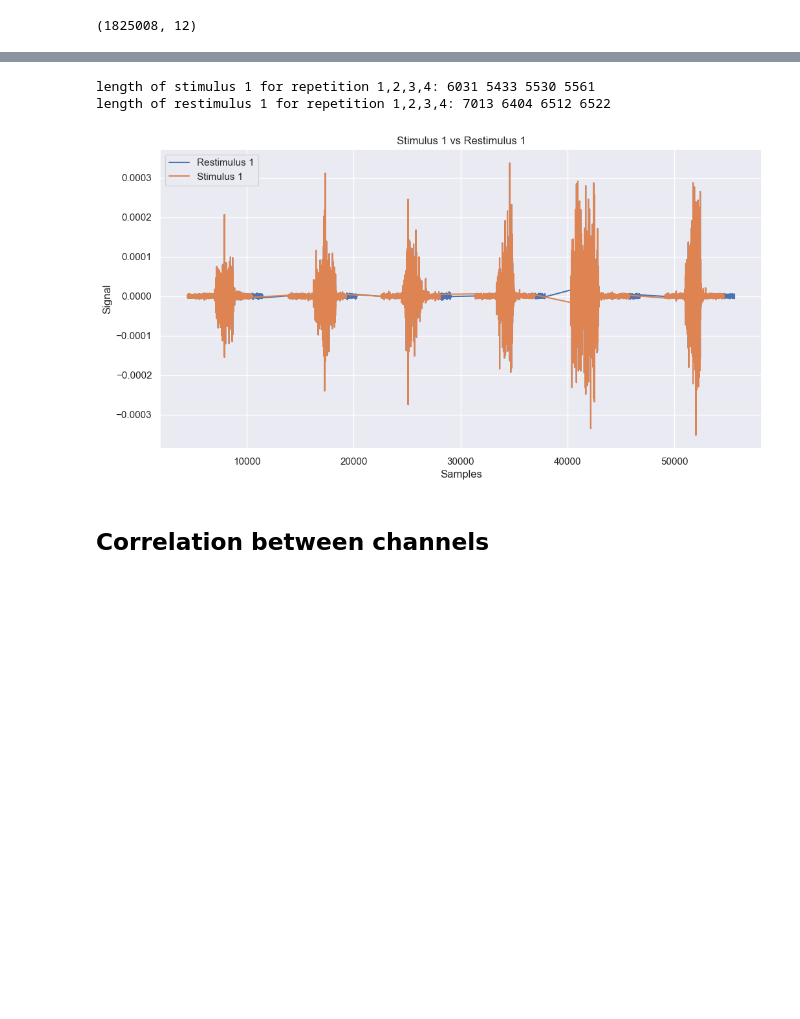
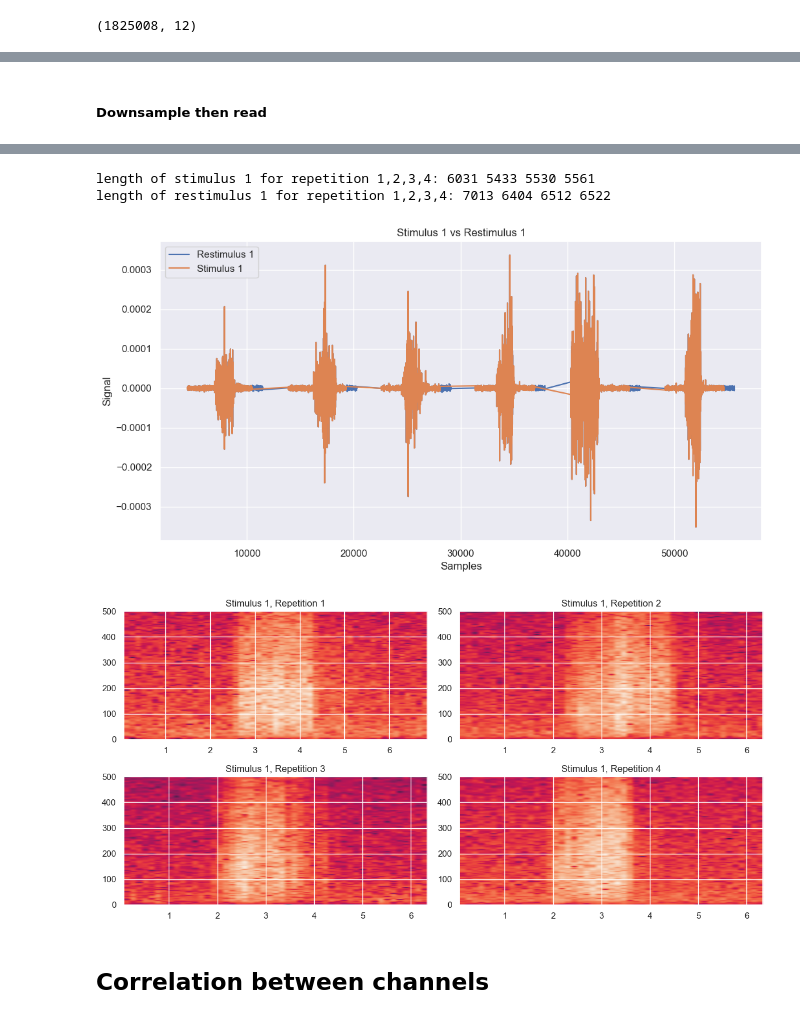
Before and after one commit to N-Pulse/EMG-Decoding, a Jupyter notebook: data_exploration.ipynb, the cells around one changed output, grey strips where cells are left out. Saved outputs shown, nothing was run; the diff lists cells and outputs as text; code cells hidden in the pictures; blank space fills up the shorter version.

```diff
--- a/data_exploration.ipynb
+++ b/data_exploration.ipynb
@@ -497,4 +513,6 @@ data_ninapro.head()
 | 2 | 0.000004 | -3.970727e-06 | -0.000003 | 7.072846e-07 | -1.494141e-06 | -0.000003 | 5.308528e-07 | -0.000004 | 2.156130e-06 | -0.000006 | ... |
 | 3 | 0.000003 | -4.306138e-06 | -0.000004 | 3.572455e-08 | -3.004762e-06 | -0.000003 | 8.665290e-07 | -0.000004 | -1.938318e-07 | -0.000005 | ... |
 | 4 | 0.000003 | -6.131493e-07 | -0.000003 | -1.322356e-07 | -3.508384e-06 | -0.000004 | 6.986052e-07 | -0.000003 | -2.543793e-06 | -0.000003 | ... |
+# %% [markdown]
+##### Downsample then read
 # %%
@@ -525,33 +543,52 @@ rerep_1 = downsampled_data_ninapro[downsampled_data_ninapro['Rerepetition'] == 1
 
 # plot stim_1 and restim_1
 plt.figure(figsize=(12, 6))
 plt.plot(restim_1, label='Restimulus 1')
 plt.plot(stim_1, label='Stimulus 1')
 # plt.plot(rep_1, label='Repetition 1')
 # plt.plot(rerep_1, label='Rerepetition 1')
 plt.title("Stimulus 1 vs Restimulus 1")
 plt.xlabel("Samples")
 plt.ylabel("Signal")
 plt.legend()
 
 
 stim_1_r1 = downsampled_data_ninapro.query("Stimulus == 1 and Repetition == 1")["Channel1"]
 stim_1_r2 = downsampled_data_ninapro.query("Stimulus == 1 and Repetition == 2")["Channel1"]
 stim_1_r3 = downsampled_data_ninapro.query("Stimulus == 1 and Repetition == 3")["Channel1"]
 stim_1_r4 = downsampled_data_ninapro.query("Stimulus == 1 and Repetition == 4")["Channel1"]
 
 print("length of stimulus 1 for repetition 1,2,3,4:", len(stim_1_r1), len(stim_1_r2), len(stim_1_r3), len(stim_1_r4))
 
 restim_1_r1 = downsampled_data_ninapro.query("Restimulus == 1 and Rerepetition == 1")["Channel1"]
 restim_1_r2 = downsampled_data_ninapro.query("Restimulus == 1 and Rerepetition == 2")["Channel1"]
 restim_1_r3 = downsampled_data_ninapro.query("Restimulus == 1 and Rerepetition == 3")["Channel1"]
 restim_1_r4 = downsampled_data_ninapro.query("Restimulus == 1 and Rerepetition == 4")["Channel1"]
 
 print("length of restimulus 1 for repetition 1,2,3,4:",len(restim_1_r1), len(restim_1_r2), len(restim_1_r3), len(restim_1_r4))
+
+
+# plot the spectrogram of the stimulus 1 for repetition 1,2,3,4
+plt.figure(figsize=(12, 6))
+plt.subplot(2, 2, 1)
+plt.specgram(restim_1_r1, Fs=1000, NFFT=256, noverlap=128)
+plt.title("Stimulus 1, Repetition 1")
+plt.subplot(2, 2, 2)
+plt.specgram(restim_1_r2, Fs=1000, NFFT=256, noverlap=128)
+plt.title("Stimulus 1, Repetition 2")
+plt.subplot(2, 2, 3)
+plt.specgram(restim_1_r3, Fs=1000, NFFT=256, noverlap=128)
+plt.title("Stimulus 1, Repetition 3")
+plt.subplot(2, 2, 4)
+plt.specgram(restim_1_r4, Fs=1000, NFFT=256, noverlap=128)
+plt.title("Stimulus 1, Repetition 4")
+plt.tight_layout()
+plt.show()
 # %% [output]
 length of stimulus 1 for repetition 1,2,3,4: 6031 5433 5530 5561
 length of restimulus 1 for repetition 1,2,3,4: 7013 6404 6512 6522
 [figure]
+[figure, added]
 # %% [markdown]
 ## Correlation between channels
 # %%
```
Also changed, not shown: parts of 9 cells of this notebook.
